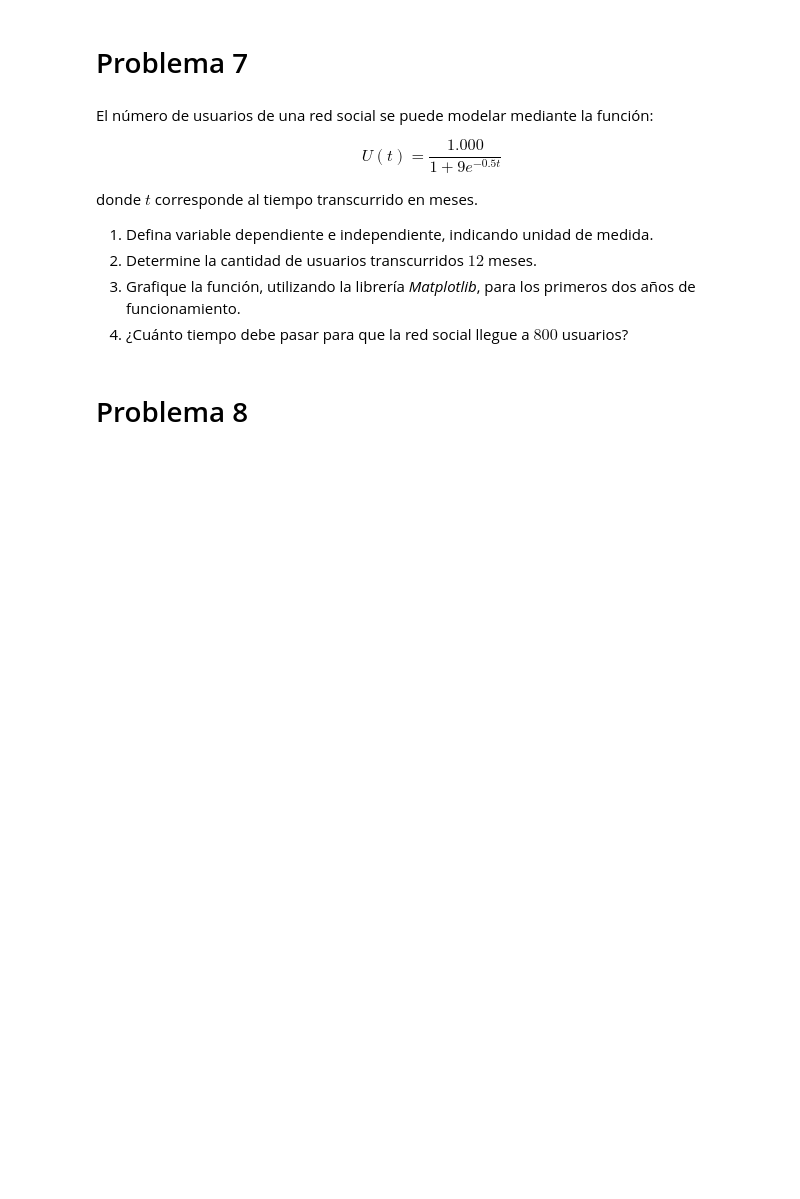
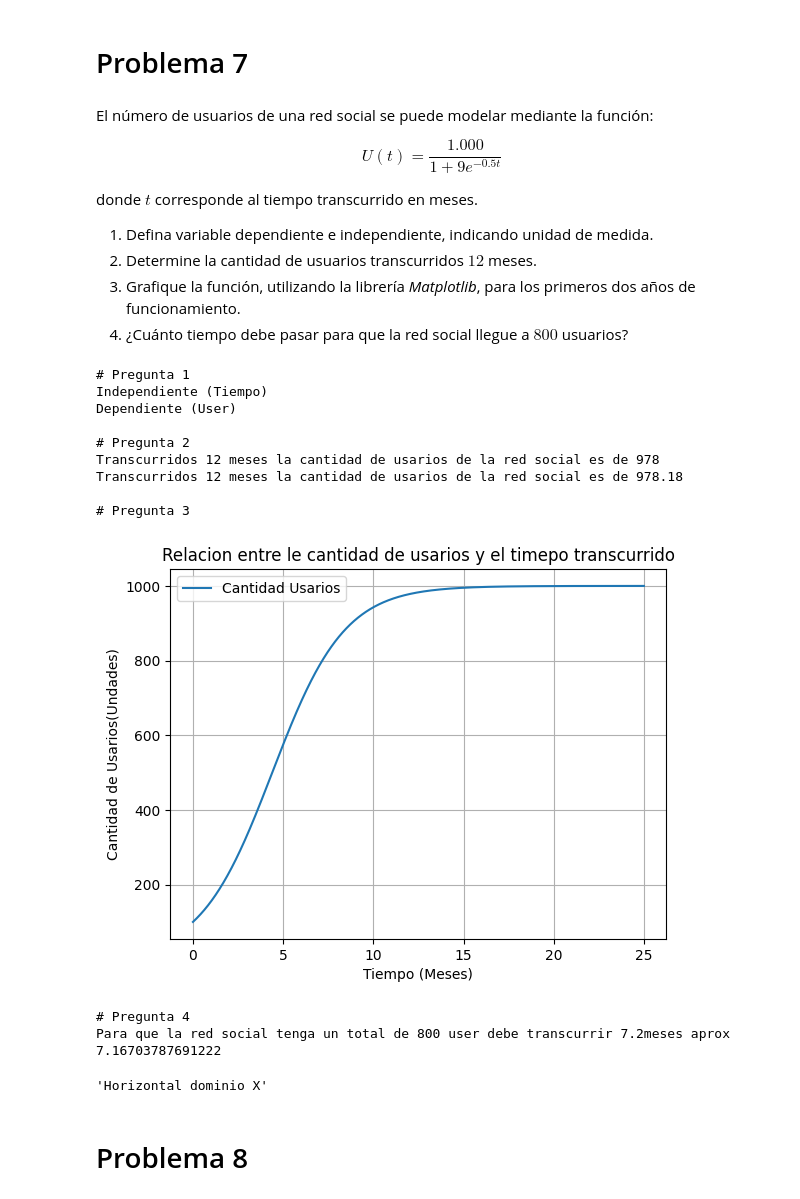
Before and after one commit to J4IM3LEZ/Aplicada, a Jupyter notebook: G1_Funciones.ipynb, the cells around one changed output. Drawn from its saved outputs; the diff is of its cells as text; code cells hidden in the pictures; blank space fills up the shorter version.

```diff
--- a/G1_Funciones.ipynb
+++ b/G1_Funciones.ipynb
@@ -225,6 +243,59 @@ donde $t$ corresponde al tiempo transcurrido en meses.
 2.  Determine la cantidad de usuarios transcurridos $12$ meses.
 3.  Grafique la función, utilizando la librería *Matplotlib*, para los primeros dos años de funcionamiento.
 4.  ¿Cuánto tiempo debe pasar para que la red social llegue a $800$ usuarios?
+# %%
+import numpy as np
+import matplotlib.pyplot as plt
+from scipy.optimize import fsolve
+
+
+print("# Pregunta 1")
+print("Independiente (Tiempo)")
+print("Dependiente (User)")
+
+print("\n# Pregunta 2")
+def U(t):
+    return 1000 / ( 1 + 9 * np.exp (-0.5 * t))
+
+print(f"Transcurridos 12 meses la cantidad de usarios de la red social es de {U(12):.0f}")
+print(f"Transcurridos 12 meses la cantidad de usarios de la red social es de {round(U(12),2)}")
+
+print("\n# Pregunta 3")
+t = np.arange(0, 25, 0.01)
+plt.plot(t,U(t), label="Cantidad Usarios")
+plt.xlabel("Tiempo (Meses)")
+plt.ylabel("Cantidad de Usarios(Undades)")
+plt.title("Relacion entre le cantidad de usarios y el timepo transcurrido")
+plt.grid(True)
+plt.legend()
+plt.show()
+
+print("\n# Pregunta 4")
+def u(t):
+    return 1000 / ( 1 + 9 * np.exp (-0.5 * t)) - 800
+
+t = np.linspace(0, 25, 1)
+solucion = fsolve(u,t)
+
+solucion[0]
+
+print(f"Para que la red social tenga un total de 800 user debe transcurrir 7.2meses aprox {solucion[0]}")
+
+"Horizontal dominio X"
+# %% [output]
+# Pregunta 1
+Independiente (Tiempo)
+Dependiente (User)
+
+# Pregunta 2
+Transcurridos 12 meses la cantidad de usarios de la red social es de 978
+Transcurridos 12 meses la cantidad de usarios de la red social es de 978.18
+
+# Pregunta 3
+[figure, added]
+# Pregunta 4
+Para que la red social tenga un total de 800 user debe transcurrir 7.2meses aprox 7.16703787691222
+'Horizontal dominio X'
 # %% [markdown]
 # Problema 8
 # %% [markdown]
```
Also changed, not shown: parts of 3 cells of this notebook.
